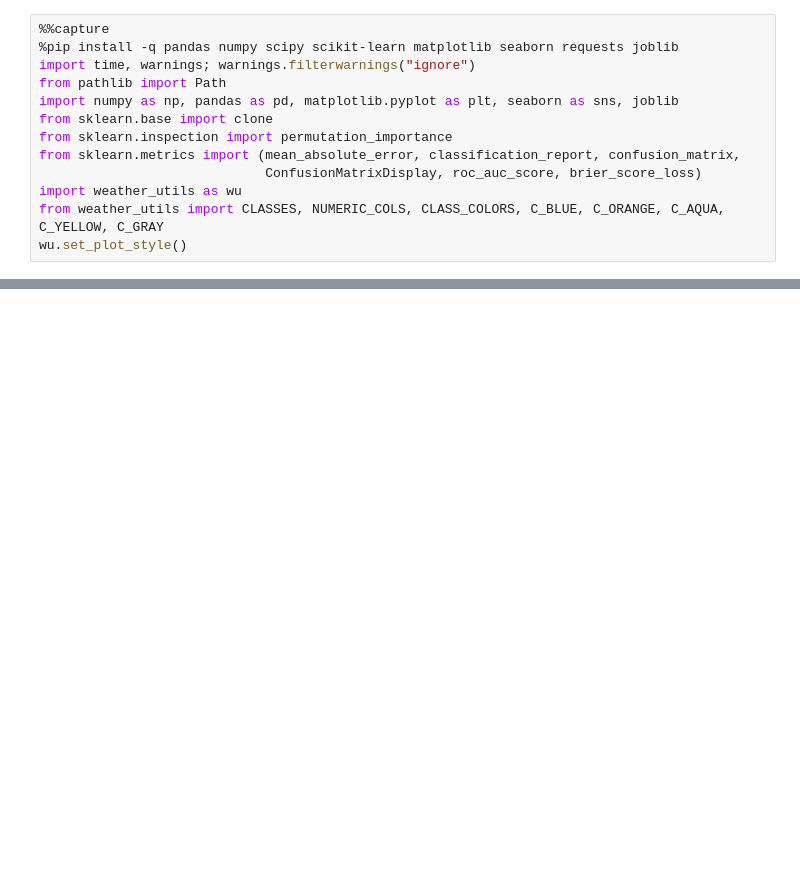
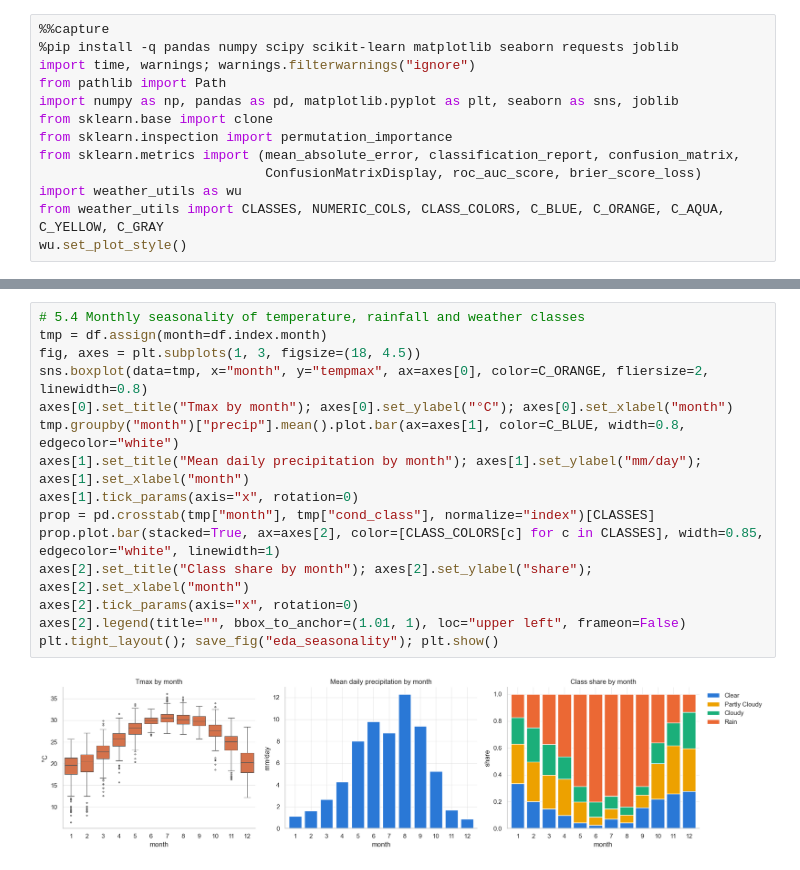
Before and after one commit to ThiagoHF31/machine_learning_work, a Jupyter notebook: notebooks/weather_prediction_macau.ipynb, the cells around one changed output, grey strips where cells are left out. Drawn from its saved outputs; the diff is of its cells as text; blank space fills up the shorter version.

```diff
--- a/notebooks/weather_prediction_macau.ipynb
+++ b/notebooks/weather_prediction_macau.ipynb
@@ -1168,0 +235,17 @@ consequências graves. Recomenda‑se sempre comunicar a **incerteza** (ex.: "er
+# %%
+# 5.4 Monthly seasonality of temperature, rainfall and weather classes
+tmp = df.assign(month=df.index.month)
+fig, axes = plt.subplots(1, 3, figsize=(18, 4.5))
+sns.boxplot(data=tmp, x="month", y="tempmax", ax=axes[0], color=C_ORANGE, fliersize=2, linewidth=0.8)
+axes[0].set_title("Tmax by month"); axes[0].set_ylabel("°C"); axes[0].set_xlabel("month")
+tmp.groupby("month")["precip"].mean().plot.bar(ax=axes[1], color=C_BLUE, width=0.8, edgecolor="white")
+axes[1].set_title("Mean daily precipitation by month"); axes[1].set_ylabel("mm/day"); axes[1].set_xlabel("month")
+axes[1].tick_params(axis="x", rotation=0)
+prop = pd.crosstab(tmp["month"], tmp["cond_class"], normalize="index")[CLASSES]
+prop.plot.bar(stacked=True, ax=axes[2], color=[CLASS_COLORS[c] for c in CLASSES], width=0.85, edgecolor="white", linewidth=1)
+axes[2].set_title("Class share by month"); axes[2].set_ylabel("share"); axes[2].set_xlabel("month")
+axes[2].tick_params(axis="x", rotation=0)
+axes[2].legend(title="", bbox_to_anchor=(1.01, 1), loc="upper left", frameon=False)
+plt.tight_layout(); save_fig("eda_seasonality"); plt.show()
+# %% [output]
+[figure, added]
```
Also changed, not shown: parts of 133 cells of this notebook, 18 other files.
